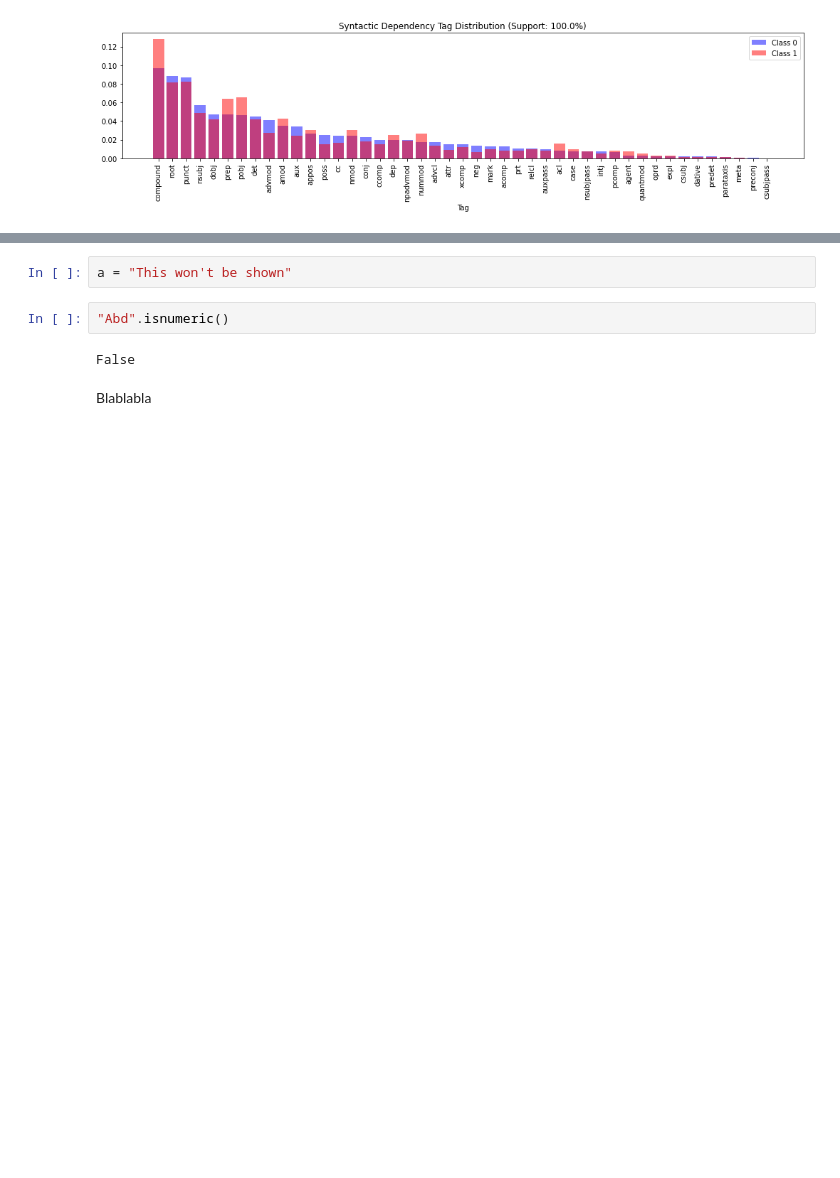
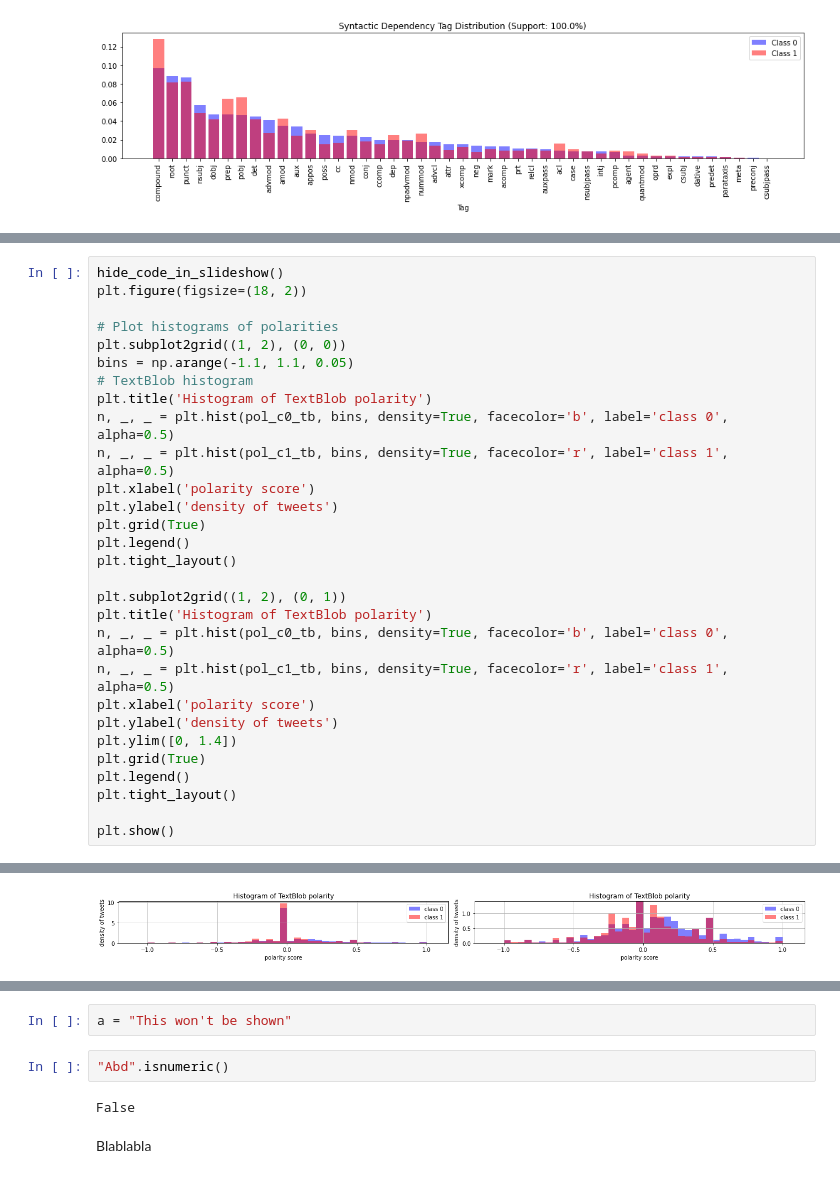
Before and after one commit to cakiki/disaster-tweets, a Jupyter notebook: notebooks/presentation.ipynb, the cells around one changed output, grey strips where cells are left out. Drawn from its saved outputs; the diff is of its cells as text; blank space fills up the shorter version.

```diff
--- a/notebooks/presentation.ipynb
+++ b/notebooks/presentation.ipynb
@@ -214,0 +286,30 @@ plt.tight_layout()
+# %%
+hide_code_in_slideshow()
+plt.figure(figsize=(18, 2))
+
+# Plot histograms of polarities
+plt.subplot2grid((1, 2), (0, 0))
+bins = np.arange(-1.1, 1.1, 0.05)
+# TextBlob histogram
+plt.title('Histogram of TextBlob polarity')
+n, _, _ = plt.hist(pol_c0_tb, bins, density=True, facecolor='b', label='class 0', alpha=0.5)
+n, _, _ = plt.hist(pol_c1_tb, bins, density=True, facecolor='r', label='class 1', alpha=0.5)
+plt.xlabel('polarity score')
+plt.ylabel('density of tweets')
+plt.grid(True)
+plt.legend()
+plt.tight_layout()
+
+plt.subplot2grid((1, 2), (0, 1))
+plt.title('Histogram of TextBlob polarity')
+n, _, _ = plt.hist(pol_c0_tb, bins, density=True, facecolor='b', label='class 0', alpha=0.5)
+n, _, _ = plt.hist(pol_c1_tb, bins, density=True, facecolor='r', label='class 1', alpha=0.5)
+plt.xlabel('polarity score')
+plt.ylabel('density of tweets')
+plt.ylim([0, 1.4])
+plt.grid(True)
+plt.legend()
+plt.tight_layout()
+
+plt.show()
+# %% [output]
@@ -214,0 +317 @@ plt.tight_layout()
+[figure, added]
```
Also changed, not shown: parts of 19 cells of this notebook, 3 other files.
